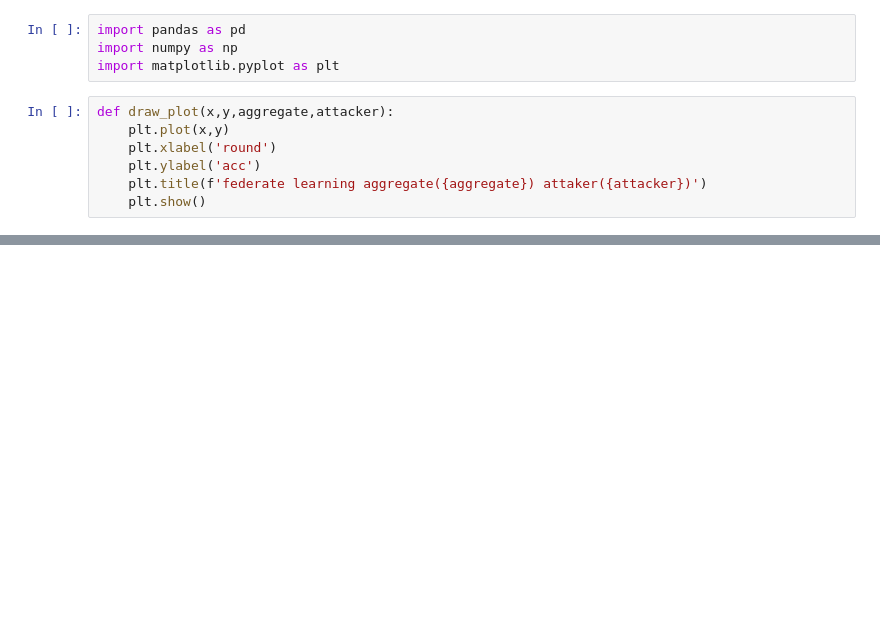
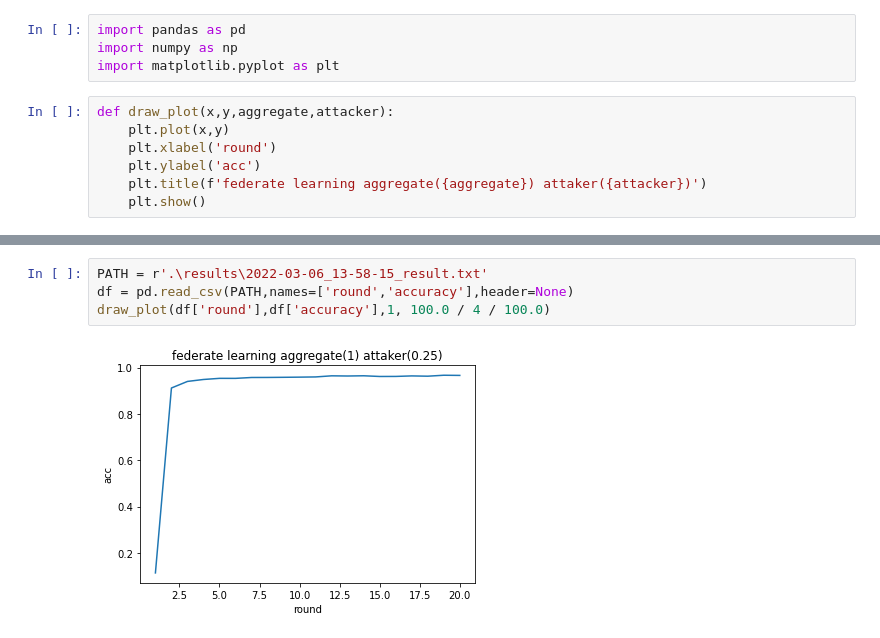
Before and after one commit to kang-ning-code/federate-learning-computing-market, a Jupyter notebook: federate_learning_with_server/visual.ipynb, the cells around one changed output, grey strips where cells are left out. Saved outputs shown, nothing was run; the diff lists cells and outputs as text; blank space fills up the shorter version.

```diff
--- a/federate_learning_with_server/visual.ipynb
+++ b/federate_learning_with_server/visual.ipynb
@@ -23,0 +30,6 @@ draw_plot(df['round'],df['accuracy'],1,10000)
+# %%
+PATH = r'.\results\2022-03-06_13-58-15_result.txt'
+df = pd.read_csv(PATH,names=['round','accuracy'],header=None)
+draw_plot(df['round'],df['accuracy'],1, 100.0 / 4 / 100.0)
+# %% [output]
+[figure, added]
```
Also changed, not shown: parts of 4 cells of this notebook, 12 other files.
